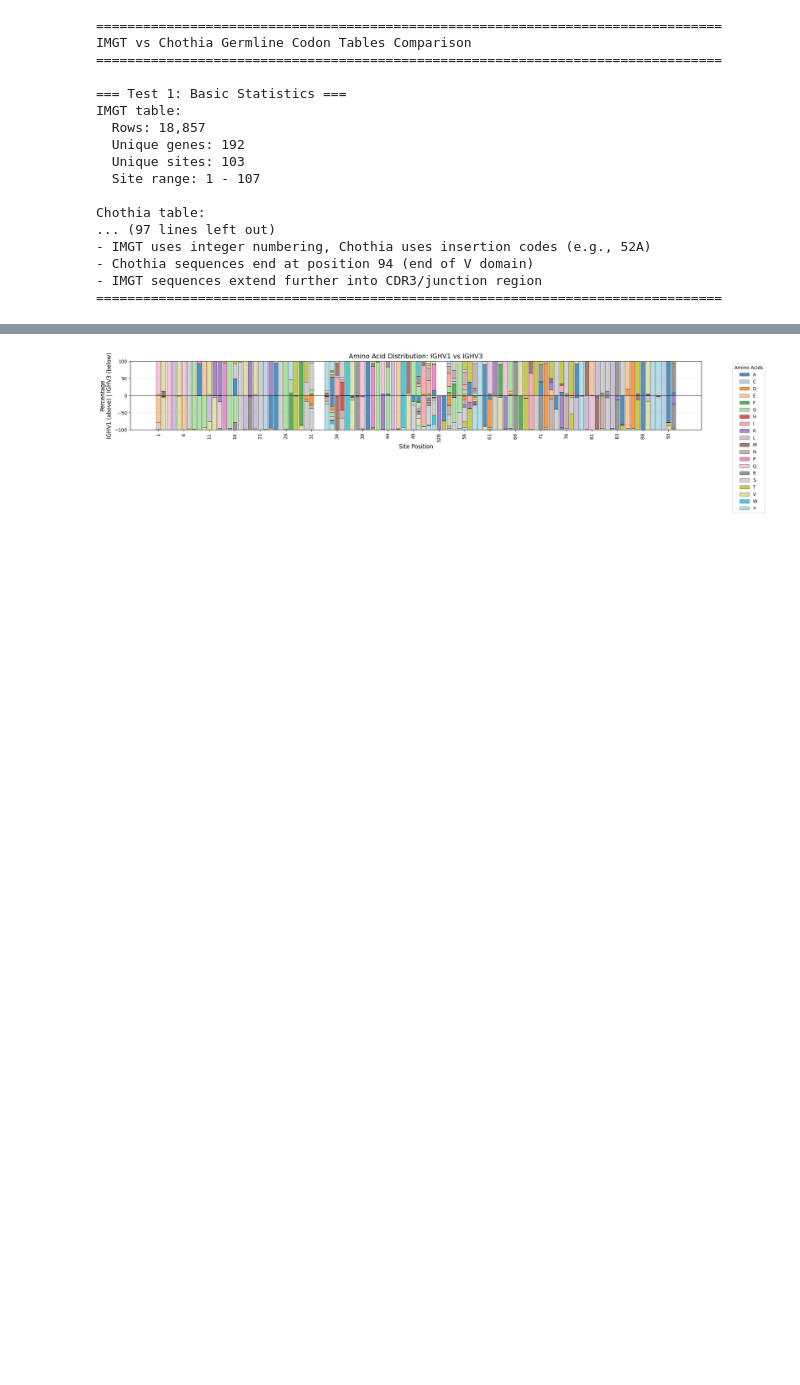
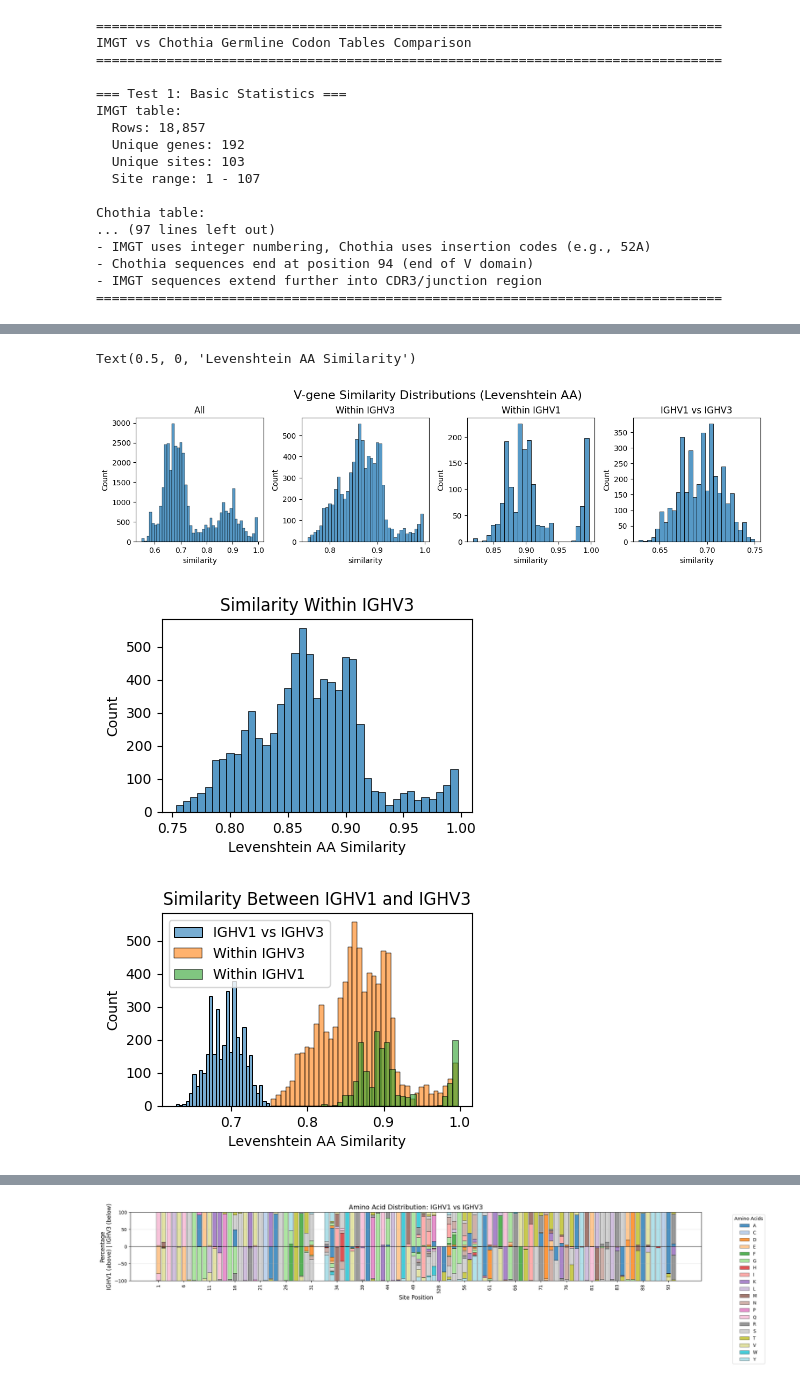
Before and after one commit to matsengrp/dasm-epistasis-experiments, a Jupyter notebook: germline.ipynb, the cells around one changed output, grey strips where cells are left out. Saved outputs shown, nothing was run; the diff lists cells and outputs as text; code cells hidden in the pictures; blank space fills up the shorter version.

```diff
--- a/germline.ipynb
+++ b/germline.ipynb
@@ -465,0 +475,40 @@ IGHV7: pink
+# %%
+# make pairwise distance histogram - amino acids
+pairwise_distances = distance_levenshtein_aa.reset_index().rename(columns={'index':'v_gene1'}).melt(id_vars=['v_gene1'], var_name='v_gene2', value_name='similarity')
+pairwise_distances = pairwise_distances[pairwise_distances['v_gene1'] != pairwise_distances['v_gene2']]
+pairwise_distances['v_family1'] = pairwise_distances['v_gene1'].str.split('-').str[0]
+pairwise_distances['v_family2'] = pairwise_distances['v_gene2'].str.split('-').str[0]
+
+fig, axes = plt.subplots(1, 4, figsize=(15,3))
+fig.subplots_adjust(wspace=0.3)
+fig.suptitle("V-gene Similarity Distributions (Levenshtein AA)", fontsize=16, y=1.05)
+
+sns.histplot(pairwise_distances, x='similarity', ax=axes[0])
+axes[0].title.set_text("All")
+
+sns.histplot(pairwise_distances[(pairwise_distances.v_family1 == 'IGHV3') & ((pairwise_distances.v_family2 == 'IGHV3'))], x='similarity', ax=axes[1])
+axes[1].title.set_text("Within IGHV3")
+
+sns.histplot(pairwise_distances[(pairwise_distances.v_family1 == 'IGHV1') & ((pairwise_distances.v_family2 == 'IGHV1'))], x='similarity', ax=axes[2])
+axes[2].title.set_text("Within IGHV1")
+
+sns.histplot(pairwise_distances[(pairwise_distances.v_family1 == 'IGHV1') & ((pairwise_distances.v_family2 == 'IGHV3'))], x='similarity', ax=axes[3])
+axes[3].title.set_text("IGHV1 vs IGHV3")
+
+fig, ax = plt.subplots(1, 1, figsize=(4,2.5))
+ax.set_title("Similarity Within IGHV3")
+sns.histplot(pairwise_distances[(pairwise_distances.v_family1 == 'IGHV3') & ((pairwise_distances.v_family2 == 'IGHV3'))], x='similarity', ax=ax)
+ax.set_xlabel("Levenshtein AA Similarity")
+
+fig, ax = plt.subplots(1, 1, figsize=(4,2.5))
+ax.set_title("Similarity Between IGHV1 and IGHV3")
+sns.histplot(pairwise_distances[(pairwise_distances.v_family1 == 'IGHV1') & ((pairwise_distances.v_family2 == 'IGHV3'))], x='similarity', ax=ax, label="IGHV1 vs IGHV3", alpha=0.6)
+sns.histplot(pairwise_distances[(pairwise_distances.v_family1 == 'IGHV3') & ((pairwise_distances.v_family2 == 'IGHV3'))], x='similarity', ax=ax, label="Within IGHV3", alpha=0.6)
+sns.histplot(pairwise_distances[(pairwise_distances.v_family1 == 'IGHV1') & ((pairwise_distances.v_family2 == 'IGHV1'))], x='similarity', ax=ax, label="Within IGHV1", alpha=0.6)
+ax.legend()
+ax.set_xlabel("Levenshtein AA Similarity")
+# %% [output]
+Text(0.5, 0, 'Levenshtein AA Similarity')
+[figure, added]
+[figure, added]
+[figure, added]
```
Also changed, not shown: parts of 9 cells of this notebook, 16 other files.
